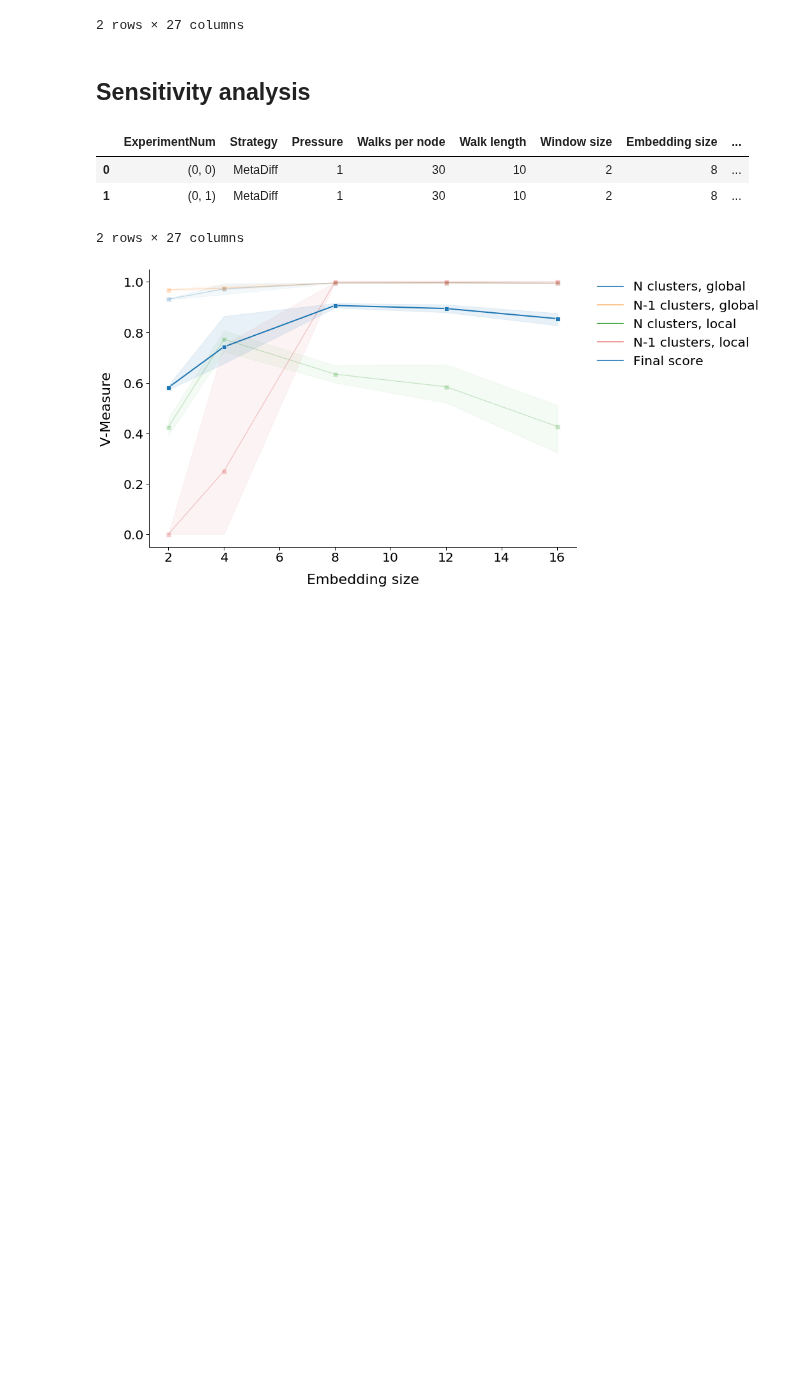
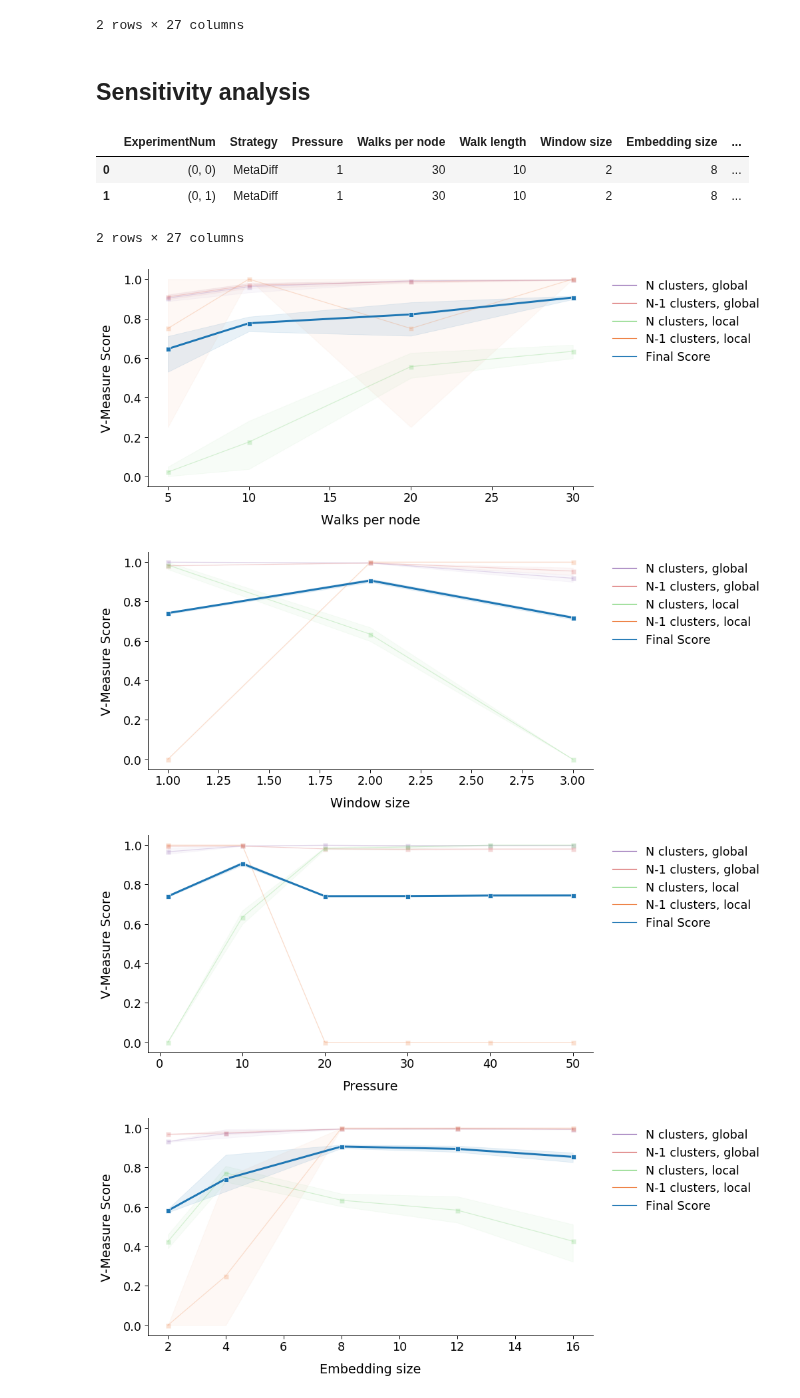
Before and after one commit to AlexWorldD/NetEmbs, a Jupyter notebook: Sensitivity analysis.ipynb, the cells around one changed output. Cells and saved outputs as stored; diff of their text form; code cells hidden in the pictures; blank space fills up the shorter version.

```diff
--- a/Sensitivity analysis.ipynb
+++ b/Sensitivity analysis.ipynb
@@ -177,7 +165,7 @@ t.to_excel(CONFIG.ROOT_FOLDER+"ResultsTuning.xlsx")
 # %%
 import numpy as np
 CONFIG.ROOT_FOLDER = "UvA/LargeDataset/"
-RESULT_FILE = "ResultsSensitivity.xlsx"
+RESULT_FILE = "ResultsSensitivityGOOD.xlsx"
 sens = pd.read_excel(CONFIG.ROOT_FOLDER + RESULT_FILE, index_col=0)
 sens.head(2)
 # %% [output]
@@ -210,9 +198,9 @@ def sensPlot(df, mode="line", metric="V-M"):
     fig = plt.figure(figsize=fig_size)
     ax = fig.add_subplot(111)
     if mode=="line":
-        sns.lineplot(x=df.columns[0], y="Final sscore", data=df, marker="s", markersize=7, err_style="band", err_kws={"alpha": 0.08}, ax=ax)
+        sns.lineplot(x=df.columns[0], y="Final Score", data=df, marker="s", markersize=7, err_style="band", err_kws={"alpha": 0.08}, ax=ax)
     else:
-        sns.pointplot(x=df.columns[0], y="Final sscore", data=df, marker="s", markersize=7, ax=ax)
+        sns.pointplot(x=df.columns[0], y="Final Score", data=df, marker="s", markersize=7, ax=ax)
     ax.spines['right'].set_visible(False)
     ax.spines['top'].set_visible(False)
     ax.xaxis.set_ticks_position('bottom')
@@ -223,7 +211,7 @@ def sensPlot(df, mode="line", metric="V-M"):
 def get_required_metric(df, on="Pressure", metric="V-M"):
     df = add_average(df, on=metric)
     postfix=["AVG_"+metric]+[metric+it for it in ["_N_global", "_N-1_global", "_N_local", "_N-1_local"]]
-    rename_map = dict(zip(postfix, ["Final score", "N clusters, global", "N-1 clusters, global", "N clusters, local", "N-1 clusters, local"]))
+    rename_map = dict(zip(postfix, ["Final Score", "N clusters, global", "N-1 clusters, global", "N clusters, local", "N-1 clusters, local"]))
     nominal = {"Walks per node": 30, "Window size": 2, "Pressure": 10, "Embedding size": 8, "Train steps": 50000}
     group_key = list(nominal.keys())
     group_key.remove(on)
@@ -233,29 +221,40 @@ def get_required_metric(df, on="Pressure", metric="V-M"):
     return to_plot
 def plotSensitivity(df, on="Pressure", metric="V-M", mode="final"):
     df = get_required_metric(df, on=on, metric=metric)
-    sns.set_context("paper", font_scale=2.3)
     if mode=="final":
+        sns.set_context("paper", font_scale=2)
         fig_size = (6.4, 4.8)
         fig = plt.figure(figsize=fig_size)
         ax = fig.add_subplot(111)
-        sns.lineplot(x=df.columns[0], y="Final score", data=df, marker="s", markersize=7, err_style="band", err_kws={"alpha": 0.08}, ax=ax)
+        sns.lineplot(x=df.columns[0], y="Final Score", data=df, marker="s", markersize=7, lw=2, err_style="band", err_kws={"alpha": 0.08}, ax=ax)
     elif mode=="all":
+        sns.set_context("paper", font_scale=2)
         df = df.set_index(on).stack().reset_index().rename({"level_1": "", 0: "score"}, axis=1)
-        fig_size = (12, 8)
+        fig_size = (12,6)
         fig = plt.figure(figsize=fig_size)
         ax = fig.add_subplot(111)
 #         df["alpha"] = np.where(df[""] == "Final score", 1.0, 0.5)
-        sns.lineplot(x=df.columns[0], y="score", hue="", alpha=0.25, data=df[df[""]!="Final score"], marker="s", markersize=7, err_style="band", err_kws={"alpha": 0.05}, ax=ax)
-        sns.lineplot(x=df.columns[0], y="score", hue="", alpha=1, lw=2, data=df[df[""]=="Final score"], marker="s", markersize=7, err_style="band", err_kws={"alpha": 0.1}, ax=ax)
+        sns.lineplot(x=df.columns[0], y="score", hue="", alpha=0.25, data=df[df[""]!="Final Score"], \
+                     palette = sns.color_palette("muted", 5)[1:][::-1], \
+                     marker="s", markersize=7, err_style="band", err_kws={"alpha": 0.05}, ax=ax)
+        sns.lineplot(x=df.columns[0], y="score", hue="", alpha=1, lw=3, data=df[df[""]=="Final Score"], marker="s", markersize=7, err_style="band", err_kws={"alpha": 0.1}, ax=ax)
         ax.legend(bbox_to_anchor=(1.02, 1), loc="upper left", frameon=False, markerscale=2)
     ax.spines['right'].set_visible(False)
     ax.spines['top'].set_visible(False)
     ax.xaxis.set_ticks_position('bottom')
     ax.yaxis.set_ticks_position('left')
+    if on=="Train steps":
+        import matplotlib.ticker as ticker
+        plt.xlim(None,105000)
+        ax.xaxis.set_major_formatter(ticker.FuncFormatter(lambda x, pos: f"{int(x/1000)}K"))
     ax.set_xlabel(df.columns[0], labelpad=15)
-    ax.set_ylabel(full_names_map[metric], labelpad=15)
-    fig.savefig("img/SensitivityAnalysis/"+full_names_map[metric]+"_ErrorBar_for_" + df.columns[0] + "_" + mode+".png", bbox_inches="tight", dpi=140, pad_inches=0.05)
+    ax.set_ylabel(full_names_map[metric]+" Score", labelpad=15)
+    fig.savefig("img/SensitivityAnalysis/"+full_names_map[metric]+"_ErrorBar_for_" + df.columns[0].replace(" ", "_") + "_" + mode+".png", bbox_inches="tight", dpi=140, pad_inches=0.05)
-# %%
-plotSensitivity(sens, metric="V-M", on="Embedding size", mode="all")
-# %% [output]
-[figure, removed]
+# %%
+for t in ["Walks per node", "Window size", "Pressure", "Embedding size", "Train steps"]:
+    plotSensitivity(sens, metric="V-M", on=t, mode="all")
+# %% [output]
+[figure, added]
+[figure, added]
+[figure, added]
+[figure, added]
```
Also changed, not shown: parts of 5 cells of this notebook, 59 other files.
